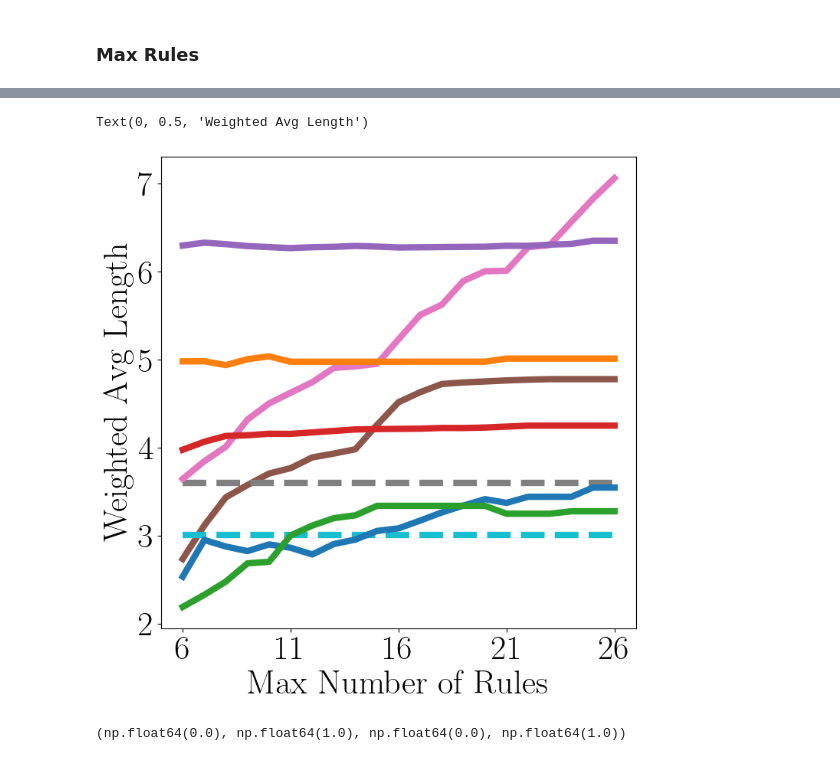
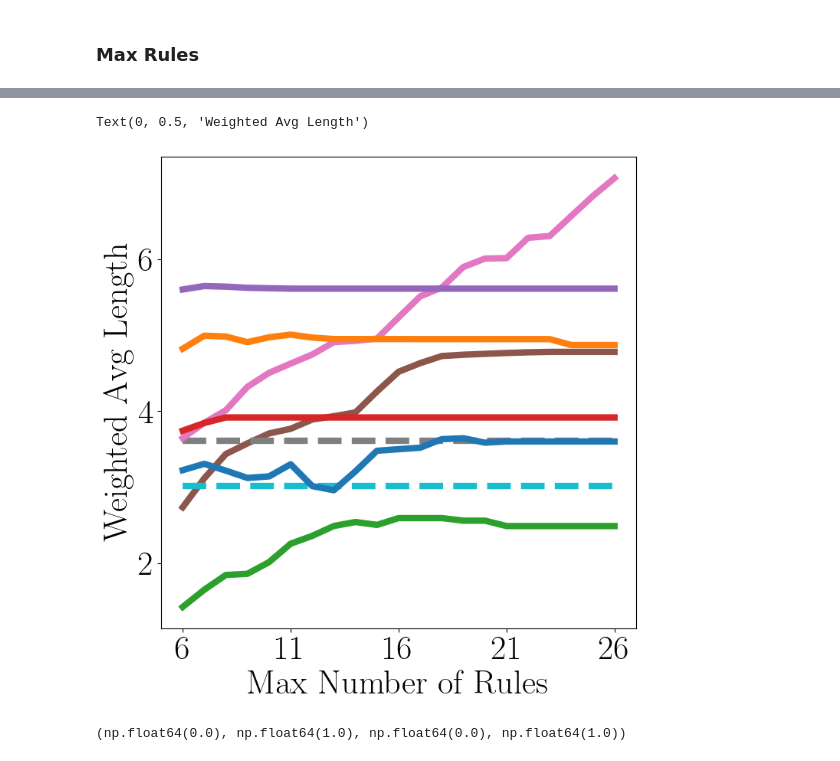
Before and after one commit to kevinqnb/interpretable-clustering, a Jupyter notebook: examples/experiments.ipynb, the cells around one changed output, grey strips where cells are left out. Cells and saved outputs as stored; diff of their text form; code cells hidden in the pictures.

```diff
--- a/examples/experiments.ipynb
+++ b/examples/experiments.ipynb
@@ -229,7 +261,7 @@ plt.show()
 # %% [markdown]
 ### Max Rules
 # %%
-ref = '_new_obj'
+ref = '_alpha_zero'
 fname = "../data/experiments/" + dataset + "/max_rules/exp" + ref + ".json"
 with open(fname, 'r') as f:
     experiment_dict = json.load(f)
@@ -247,9 +279,10 @@ objective_cost_reward_dict = {
 # %%
 # Load modules
 baseline_module = 'KMeans'
+
 #rule_miners = ['fim-uniform', 'fim-cluster', 'car-entropy', 'decision-tree', 'exkmc']
-rule_miners = ['decision-tree']
-objective = 'total-coverage-mistake'
+rule_miners = ['exkmc']
+objective = 'total-coverage-cost'
 dscluster_objective_modules = [
     f'dscluster; {rm}; {objective}' for rm in rule_miners
 ]
@@ -265,5 +298,6 @@ print(dscluster_objective_module_lambdas)
 # Hopefully they are roughly similar, but the idea behind the maximum is to make sure
 # we are evaluating with a lambbda which satisfies the approximation guarantees for all modules.
 lambd = min(dscluster_objective_module_lambdas)
+#lambd = 0.12
 print("Lambda: ", lambd)
 # %% [output]
@@ -317,0 +352,10 @@ ax.xaxis.set_major_locator(MaxNLocator(nbins=5))
+# %%
+cmod = 'ExKMC'
+obj1 = np.array(list(experiment_dict['modules'][cmod][reward].values()))
+obj2 = np.array(list(experiment_dict['modules'][cmod][cost].values()))
+obj3 = np.array(list(experiment_dict['modules'][cmod]['sum-rule-length'].values()))
+obj_values = obj1 - lambd * (obj2 + alpha * obj3)
+
+print(obj1)
+print(obj2)
+print(obj_values)
@@ -317,0 +375,10 @@ ax.xaxis.set_major_locator(MaxNLocator(nbins=5))
+# %%
+dmod = 'dscluster; exkmc; total-coverage-cost'
+obj1 = np.array(list(experiment_dict['modules'][dmod][reward].values()))
+obj2 = np.array(list(experiment_dict['modules'][dmod][cost].values()))
+obj3 = np.array(list(experiment_dict['modules'][dmod]['sum-rule-length'].values()))
+obj_values = obj1 - lambd * (obj2 + alpha * obj3)
+
+print(obj1)
+print(obj2)
+print(obj_values)
@@ -319,7 +399,7 @@ ax.xaxis.set_major_locator(MaxNLocator(nbins=5))
 # Compare other measurements
 baseline_module = 'KMeans'
 rule_miners = ['fim-uniform', 'fim-cluster', 'car-entropy', 'decision-tree', 'exkmc']
-objective = 'coverage-cost'
+objective = 'coverage-mistake'
 dscluster_objective_modules = [
     f'dscluster; {rm}; {objective}' for rm in rule_miners
 ]
@@ -364,34 +444,34 @@ for cmod in comparison_modules:
     )
 
 # DSCluster Modules:
 for dmod in dscluster_objective_modules:
     obj_values = np.array(list(experiment_dict['modules'][dmod][objective_measure].values()))
     if normalize is not None:
         norm = np.array(list(experiment_dict['modules'][dmod][normalize].values()))
         obj_values = obj_values / norm
 
     dmod_name = dmod.rsplit(';', 1)[0]
     ax.plot(
         x,
         obj_values,
         label=dmod_name,
         color=color_dict[dmod_name],
         linestyle=linestyle_dict[dmod_name],
         linewidth=6,
     )
 
 ax.xaxis.set_major_locator(MaxNLocator(nbins=5))
 plt.xlabel('Max Number of Rules')
 plt.ylabel(objective_measure.replace('-', ' ').title())
 
 #plt.savefig(
 #    "../figures/" + dataset + "/max_rules/" + objective_measure + ".png",
 #    bbox_inches='tight'
 #)
 #plt.legend()
 # %% [output]
 Text(0, 0.5, 'Weighted Avg Length')
-[figure, old version]
+[figure, new version]
 # %%
 # Legend:
 fig, ax = plt.subplots(figsize = (6,1))
```
Also changed, not shown: parts of 12 cells of this notebook, 22 other files.
